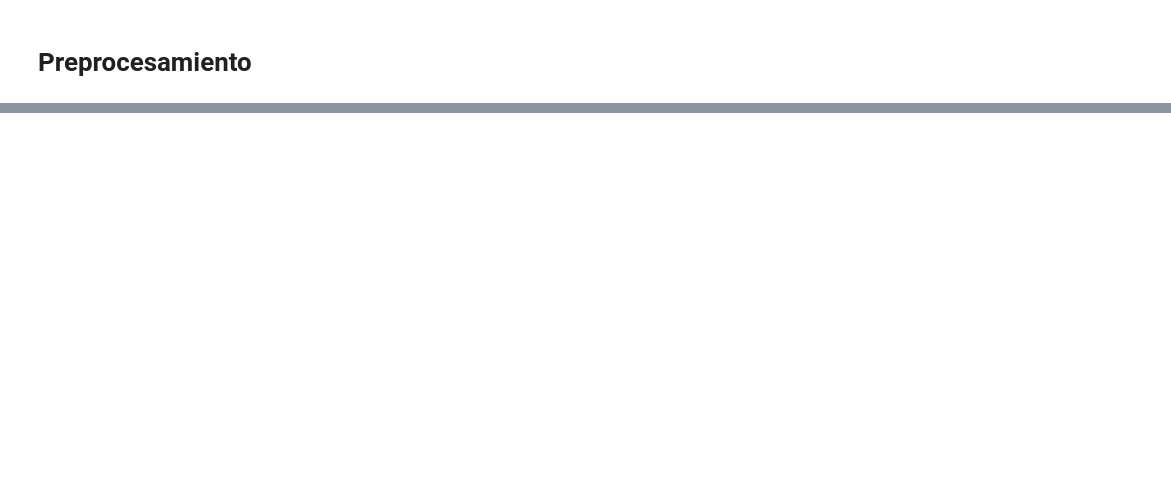
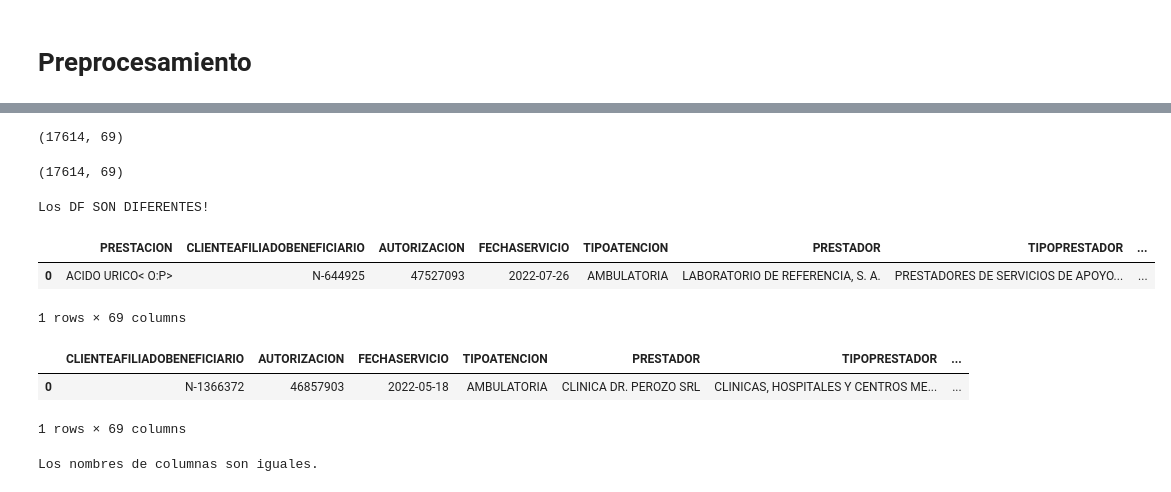
Before and after one commit to AlexanderPelaezJimenez/Modelo_Eventos_Atipicos, a Jupyter notebook: Notebooks/Entendimiento_reglas_negocio.ipynb, the cells around one changed output, grey strips where cells are left out. Saved outputs shown, nothing was run; the diff lists cells and outputs as text; code cells hidden in the pictures; blank space fills up the shorter version.

```diff
--- a/Notebooks/Entendimiento_reglas_negocio.ipynb
+++ b/Notebooks/Entendimiento_reglas_negocio.ipynb
@@ -255,0 +718,4 @@ print(consolidated_df.shape)
+# %%
+df.shape
+# %% [output]
+(17614, 69)
@@ -255,0 +724,39 @@ print(consolidated_df.shape)
+# %%
+jorge.shape
+# %% [output]
+(17614, 69)
+# %%
+if df.equals(consolidated_df):
+    print("Los DF son iguales")
+else:
+    print("Los DF SON DIFERENTES!")
+# %% [output]
+Los DF SON DIFERENTES!
+# %%
+jorge.head(1)
+# %% [output]
+|  | PRESTACION | CLIENTEAFILIADOBENEFICIARIO | AUTORIZACION | FECHASERVICIO | TIPOATENCION | PRESTADOR | TIPOPRESTADOR | ... |
+| 0 | ACIDO URICO< O:P> | N-644925 | 47527093 | 2022-07-26 | AMBULATORIA | LABORATORIO DE REFERENCIA, S. A. | PRESTADORES DE SERVICIOS DE APOYO... | ... |
+1 rows × 69 columns
+# %%
+df.head(1)
+# %% [output]
+|  | CLIENTEAFILIADOBENEFICIARIO | AUTORIZACION | FECHASERVICIO | TIPOATENCION | PRESTADOR | TIPOPRESTADOR | ... |
+| 0 | N-1366372 | 46857903 | 2022-05-18 | AMBULATORIA | CLINICA DR. PEROZO SRL | CLINICAS, HOSPITALES Y CENTROS ME... | ... |
+1 rows × 69 columns
+# %%
+# Extraer los nombres de columnas de ambos DataFrames
+df_columns = df.columns.tolist()
+jorge_columns = jorge.columns.tolist()
+
+# Ordenar alfabéticamente los nombres de columnas
+df_columns.sort()
+jorge_columns.sort()
+
+# Comparar si los nombres de columnas son iguales
+if df_columns == jorge_columns:
+    print("Los nombres de columnas son iguales.")
+else:
+    print("Los nombres de columnas son diferentes.")
+# %% [output]
+Los nombres de columnas son iguales.
```
Also changed, not shown: parts of 74 cells of this notebook, 3 other files.
